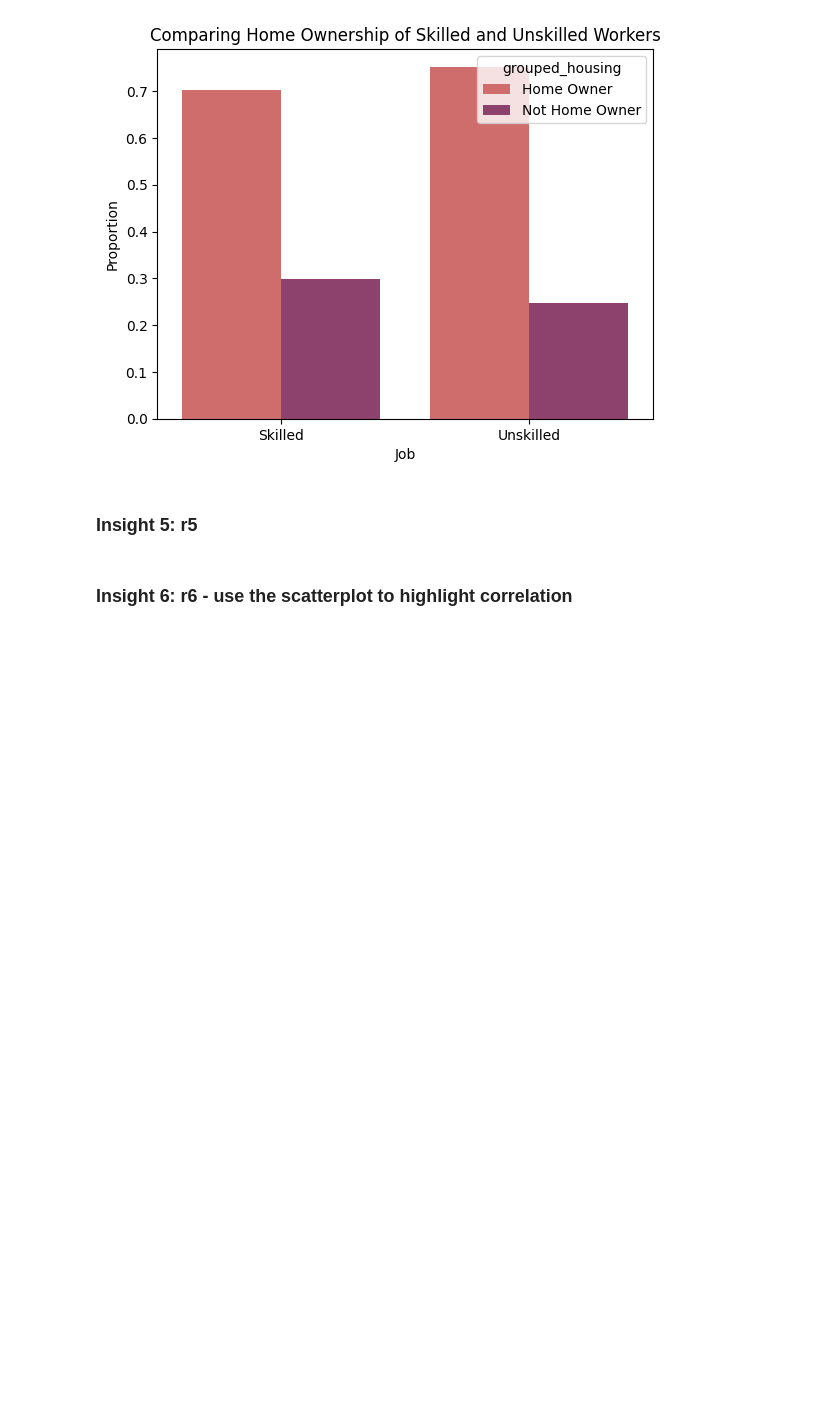
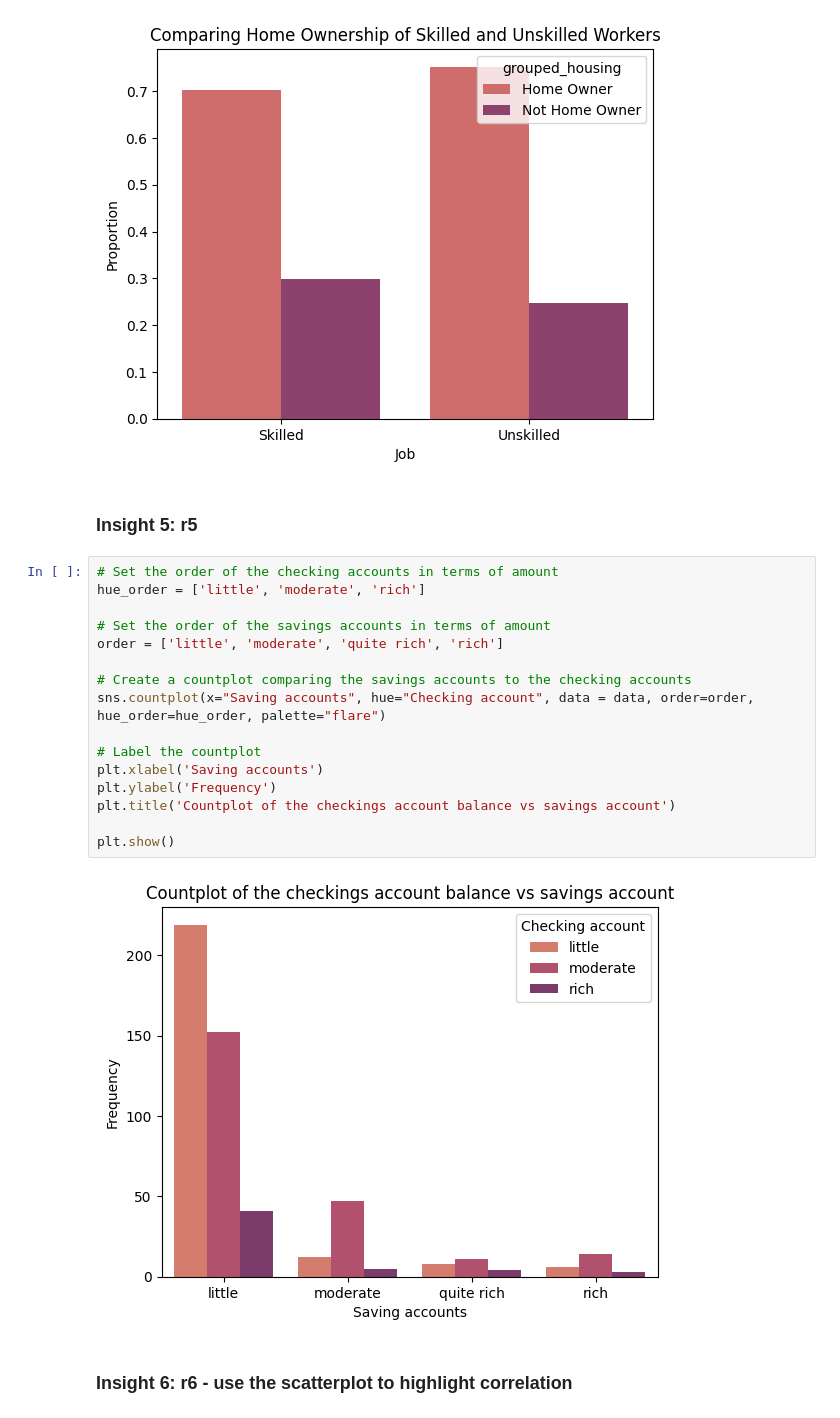
Before and after one commit to BrentMRPalmer/CSI4142-A1, a Jupyter notebook: A1.ipynb, the cells around one changed output. Cells and saved outputs as stored; diff of their text form; blank space fills up the shorter version.

```diff
--- a/A1.ipynb
+++ b/A1.ipynb
@@ -261,6 +261,24 @@ plt.show()
 [figure]
 # %% [markdown]
 ### Insight 5: r5
+# %%
+# Set the order of the checking accounts in terms of amount
+hue_order = ['little', 'moderate', 'rich']
+
+# Set the order of the savings accounts in terms of amount
+order = ['little', 'moderate', 'quite rich', 'rich']
+
+# Create a countplot comparing the savings accounts to the checking accounts
+sns.countplot(x="Saving accounts", hue="Checking account", data = data, order=order, hue_order=hue_order, palette="flare")
+
+# Label the countplot
+plt.xlabel('Saving accounts')
+plt.ylabel('Frequency')
+plt.title('Countplot of the checkings account balance vs savings account')
+
+plt.show()
+# %% [output]
+[figure, added]
 # %% [markdown]
 ### Insight 6: r6 - use the scatterplot to highlight correlation
 # %%
```
Also changed, not shown: parts of 2 cells of this notebook.
